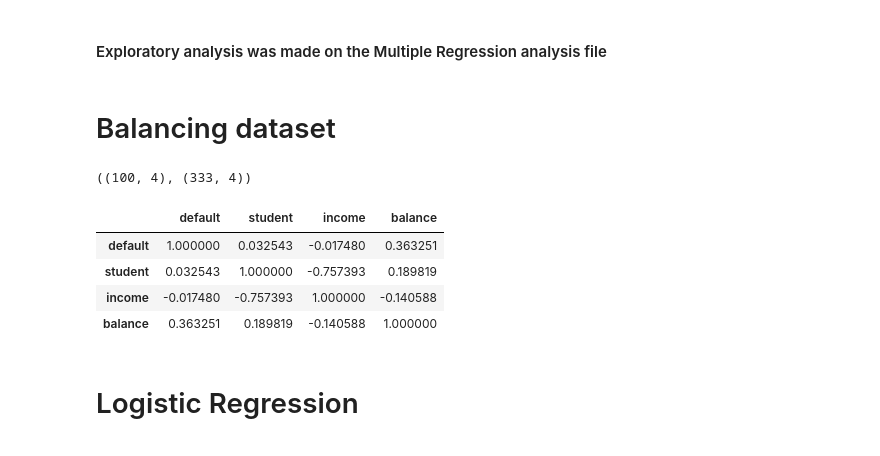
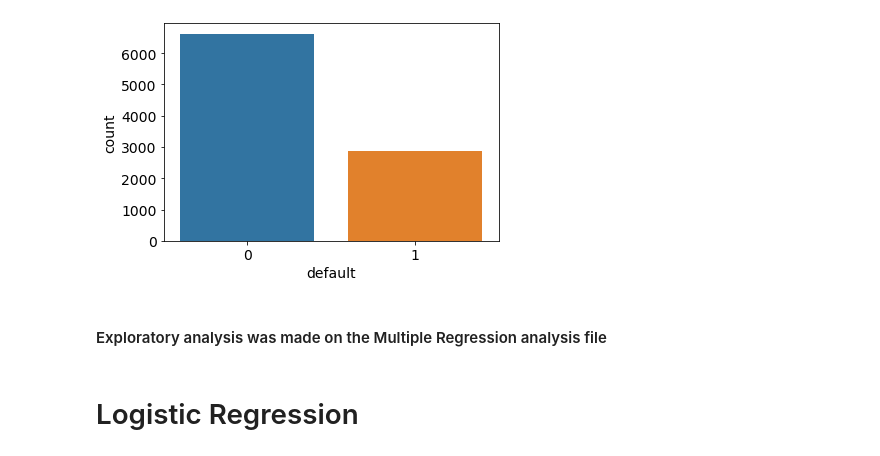
Before and after one commit to bafermo/regression-models, a Jupyter notebook: Credit Default Prediction/Credit Default - Logistic regression.ipynb, the cells around one changed output. Cells and saved outputs as stored; diff of their text form; code cells hidden in the pictures.

```diff
--- a/Credit Default Prediction/Credit Default - Logistic regression.ipynb
+++ b/Credit Default Prediction/Credit Default - Logistic regression.ipynb
@@ -40,5 +51,8 @@ data.set_index('Unnamed: 0', inplace=True)
 data = data[data['balance']>0]
+# %%
+sns.countplot('default', data=data)
+plt.show()
+# %% [output]
+[figure, added]
 # %% [markdown]
 #### Exploratory analysis was made on the Multiple Regression analysis file
-# %% [markdown]
-# Balancing dataset
@@ -56,17 +59,3 @@ def balancing(data,size):
-# %%
-df = balancing(data,100)
-(df[df['default']==0].shape, df[df['default']==1].shape)
-# %% [output]
-((100, 4), (333, 4))
-# %%
-#Correlation matrix
-data[['default','student','income','balance']].corr()
-# %% [output]
-|  | default | student | income | balance |
-| default | 1.000000 | 0.032543 | -0.017480 | 0.363251 |
-| student | 0.032543 | 1.000000 | -0.757393 | 0.189819 |
-| income | -0.017480 | -0.757393 | 1.000000 | -0.140588 |
-| balance | 0.363251 | 0.189819 | -0.140588 | 1.000000 |
 # %% [markdown]
 # Logistic Regression
 # %% [markdown]
```
Also changed, not shown: parts of 16 cells of this notebook, 2 other files.
